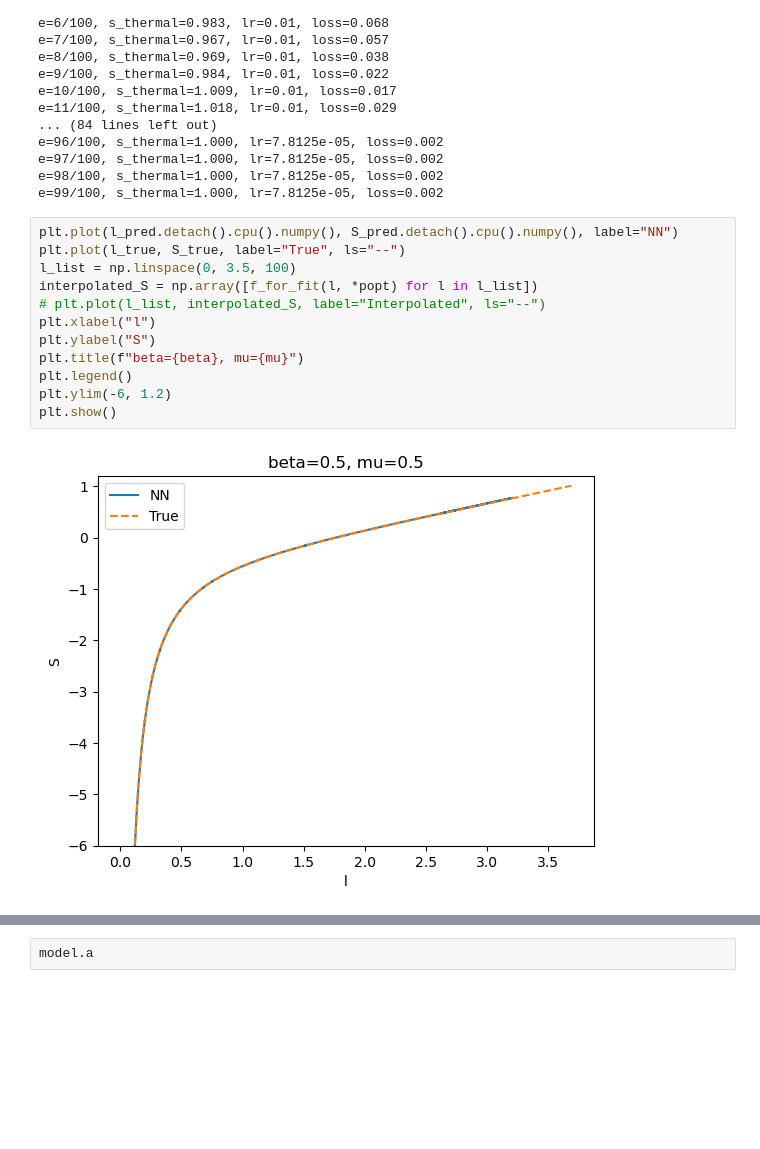
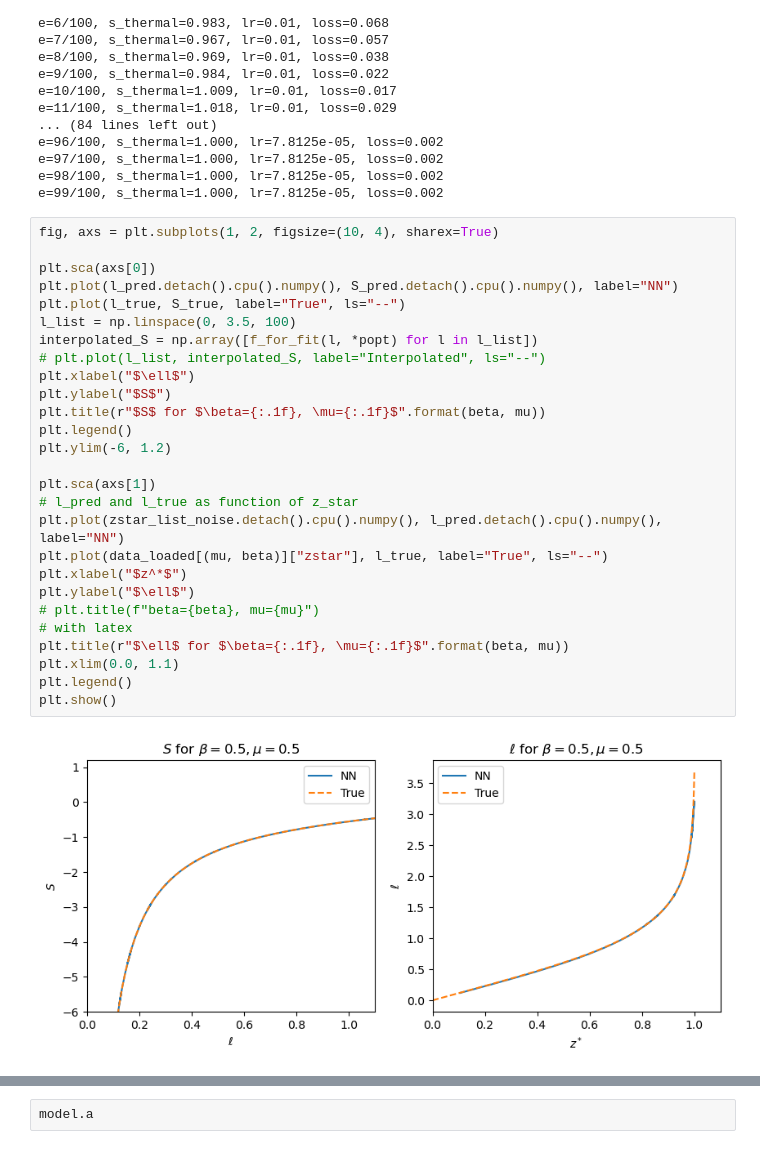
Before and after one commit to BoGGoG/HoloML, a Jupyter notebook: LinearAxion/LinearAxion_NN_fit.ipynb, the cells around one changed output, grey strips where cells are left out. Cells and saved outputs as stored; diff of their text form; blank space fills up the shorter version.

Commit message:
Nicer plots

```diff
--- a/LinearAxion/LinearAxion_NN_fit.ipynb
+++ b/LinearAxion/LinearAxion_NN_fit.ipynb
@@ -131,19 +131,34 @@ e=97/100, s_thermal=1.000, lr=7.8125e-05, loss=0.002
 e=98/100, s_thermal=1.000, lr=7.8125e-05, loss=0.002
 e=99/100, s_thermal=1.000, lr=7.8125e-05, loss=0.002
 # %%
+fig, axs = plt.subplots(1, 2, figsize=(10, 4), sharex=True)
+
+plt.sca(axs[0])
 plt.plot(l_pred.detach().cpu().numpy(), S_pred.detach().cpu().numpy(), label="NN")
 plt.plot(l_true, S_true, label="True", ls="--")
 l_list = np.linspace(0, 3.5, 100)
 interpolated_S = np.array([f_for_fit(l, *popt) for l in l_list])
 # plt.plot(l_list, interpolated_S, label="Interpolated", ls="--")
-plt.xlabel("l")
-plt.ylabel("S")
-plt.title(f"beta={beta}, mu={mu}")
+plt.xlabel("$\ell$")
+plt.ylabel("$S$")
+plt.title(r"$S$ for $\beta={:.1f}, \mu={:.1f}$".format(beta, mu))
 plt.legend()
 plt.ylim(-6, 1.2)
+
+plt.sca(axs[1])
+# l_pred and l_true as function of z_star
+plt.plot(zstar_list_noise.detach().cpu().numpy(), l_pred.detach().cpu().numpy(), label="NN")
+plt.plot(data_loaded[(mu, beta)]["zstar"], l_true, label="True", ls="--")
+plt.xlabel("$z^*$")
+plt.ylabel("$\ell$")
+# plt.title(f"beta={beta}, mu={mu}")
+# with latex
+plt.title(r"$\ell$ for $\beta={:.1f}, \mu={:.1f}$".format(beta, mu))
+plt.xlim(0.0, 1.1)
+plt.legend()
 plt.show()
 # %% [output]
-[figure, old version]
+[figure, new version]
 # %%
 from LinearAxion_NN import _f, _h
 from LinearAxion import f, h
```
Also changed, not shown: parts of 1 cell of this notebook.
